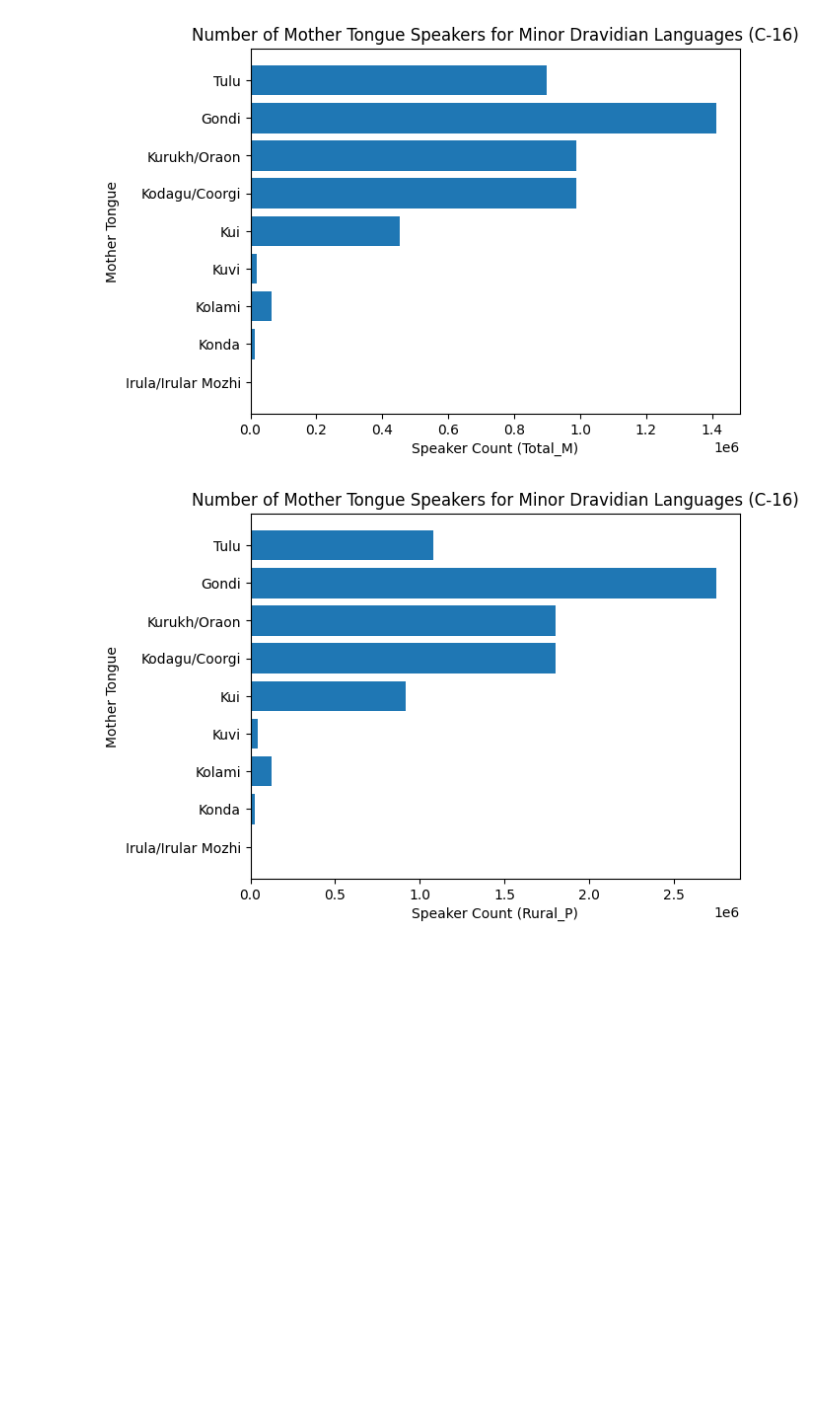
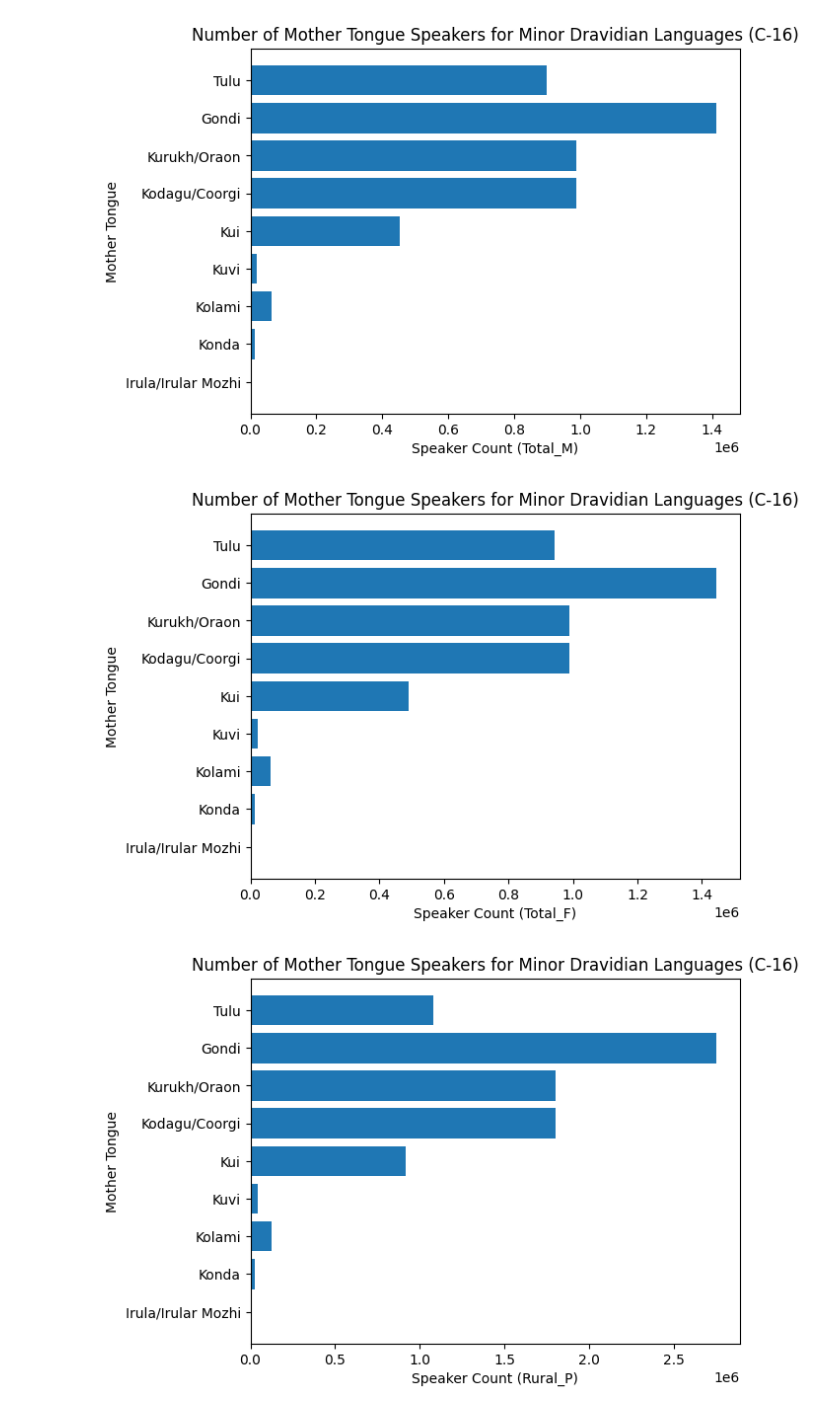
Before and after one commit to squishridyvi/Geographical-Distribution-Mapping-of-Dravidian-Languages-, a Jupyter notebook: Geographical Distribution of Dravidian Languages-Census-C-16.ipynb, the cells around one changed output. Saved outputs shown, nothing was run; the diff lists cells and outputs as text; code cells hidden in the pictures; blank space fills up the shorter version.

Commit message:
Add files via upload
added more bar charts to account for all current columns in minor Dravidian languages table

```diff
--- a/Geographical Distribution of Dravidian Languages-Census-C-16.ipynb
+++ b/Geographical Distribution of Dravidian Languages-Census-C-16.ipynb
@@ -850,4 +856,22 @@ ax.invert_yaxis()
 plt.show()
 # %% [output]
 [figure]
+# %%
+## Total_F
+
+fig, ax = plt.subplots()
+
+# Example data
+ax.barh(
+    minor_tongues_df["Mother tongue"],
+    minor_tongues_df["Total_F"]
+)
+ax.set_ylabel("Mother Tongue")
+ax.set_xlabel("Speaker Count (Total_F)")
+ax.set_title("Number of Mother Tongue Speakers for Minor Dravidian Languages (C-16)")
+ax.invert_yaxis()
+
+plt.show()
+# %% [output]
+[figure, added]
 # %%
```
Also changed, not shown: parts of 9 cells of this notebook.
